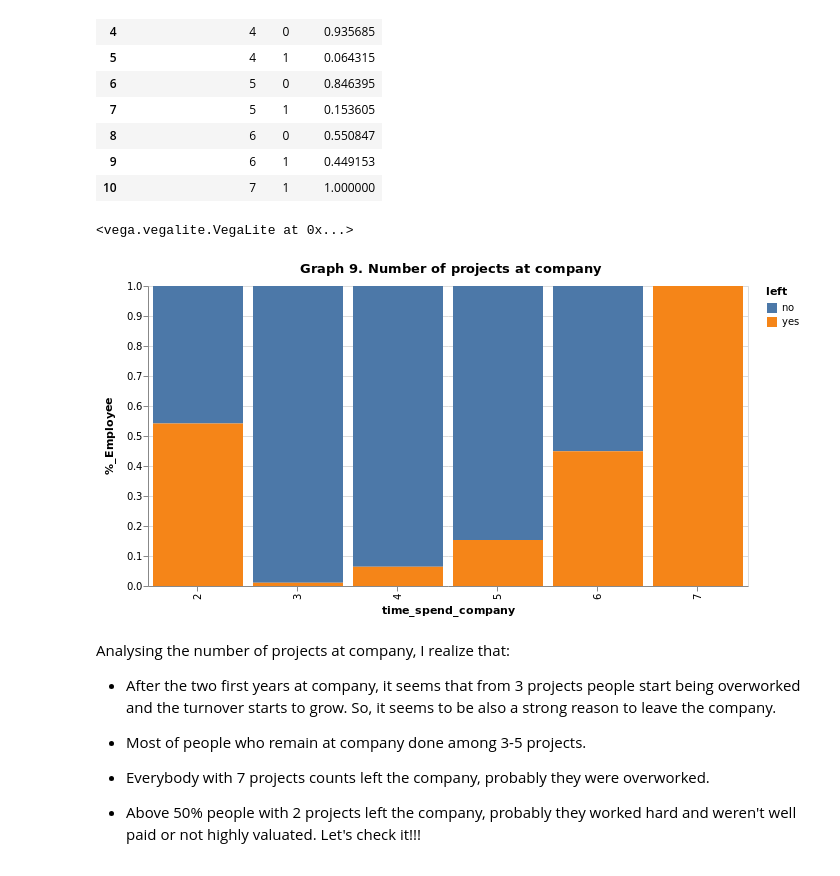
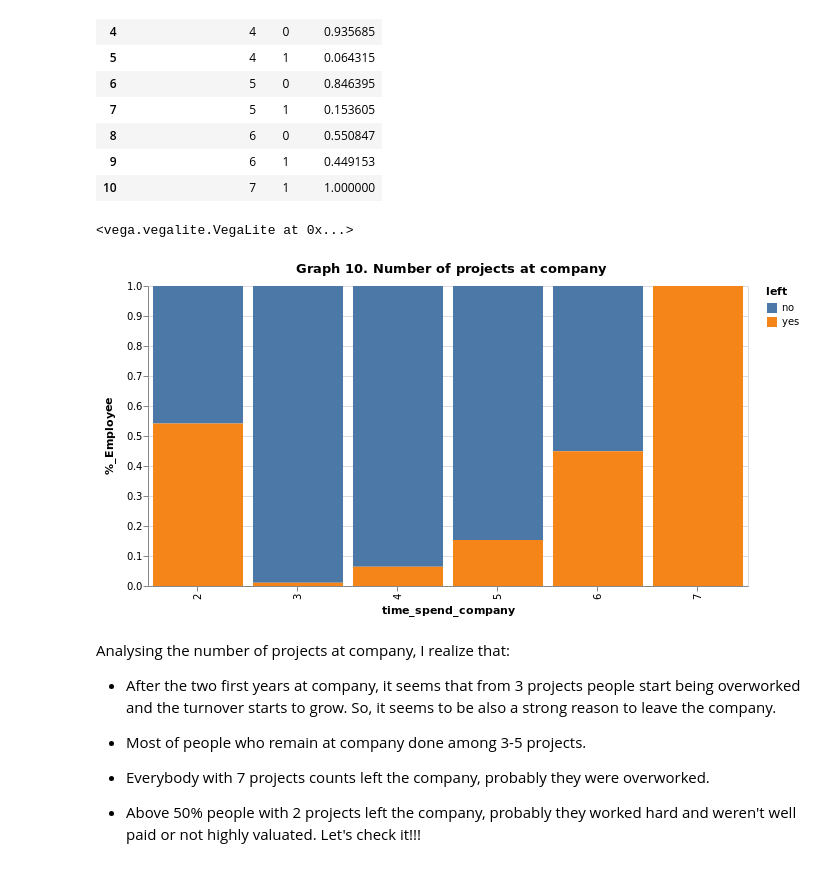
Before and after one commit to MariaGamero/TFM-ReasonsforEmployeeTurnover, a Jupyter notebook: 0.DataScrubbing.ipynb, the cells around one changed output. Saved outputs shown, nothing was run; the diff lists cells and outputs as text; code cells hidden in the pictures.

```diff
--- a/0.DataScrubbing.ipynb
+++ b/0.DataScrubbing.ipynb
@@ -581,18 +581,18 @@ number_projects_percentaje
 # %%
 #legend:
 number_projects_percentaje['left']=number_projects_percentaje['left'].map({0:'no',1:'yes'})
 #graph:
 alt.Chart(number_projects_percentaje.reset_index()).mark_bar().encode(
     x="time_spend_company:N",
     y="%_Employee:Q",
     color="left:N"
 ).properties(
-    title="Graph 9. Number of projects at company",
+    title="Graph 10. Number of projects at company",
     width=600
 ).interactive()
 # %% [output]
 <vega.vegalite.VegaLite at 0x...>
-[figure, old version]
+[figure, new version]
 # %% [markdown]
 Analysing the number of projects at company, I realize that:
 
```
Also changed, not shown: parts of 5 cells of this notebook.
